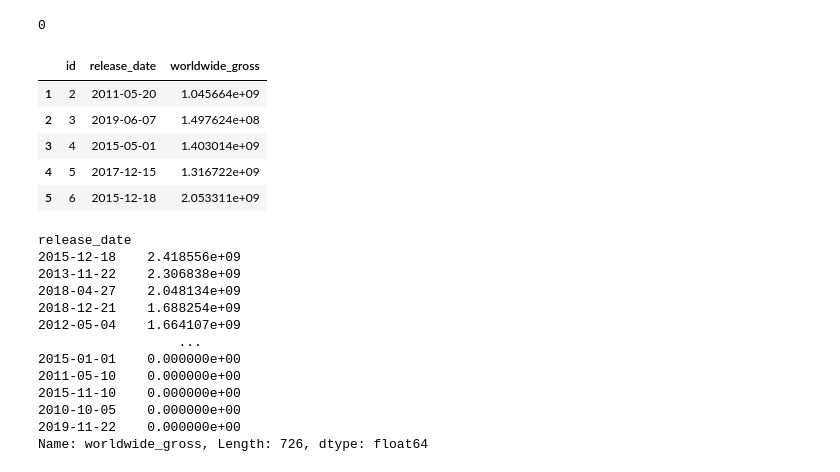
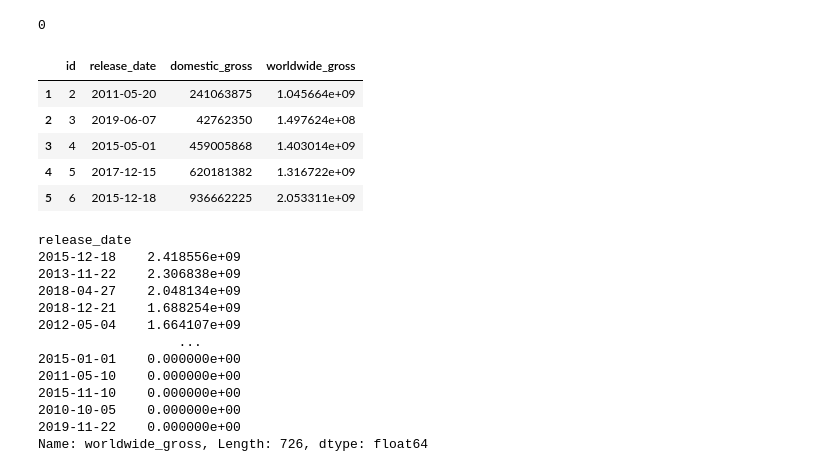
Before and after one commit to KImondorose/Film-Industry-Exploration, a Jupyter notebook: index.ipynb, the cells around one changed output. Saved outputs shown, nothing was run; the diff lists cells and outputs as text; code cells hidden in the pictures.

```diff
--- a/index.ipynb
+++ b/index.ipynb
@@ -903,20 +904,18 @@ print(len(mb_duplicates))
 # %%
 # Our columns of interest are release date (month)
 # We can isolate these by dropping the columns we don't need for better readability
 # Dropping the production budget column
 movie_releases = budget_and_earnings.drop('production_budget', axis = 1)
 # Dropping the movie title column
 movie_releases = movie_releases.drop('movie', axis = 1)
-# Dropping the domestic gross column
-movie_releases = movie_releases.drop('domestic_gross', axis = 1)
 # Dropping the film roi column
 movie_releases = movie_releases.drop('film_roi', axis = 1)
 movie_releases.head()
 # %% [output]
-|  | id | release_date | worldwide_gross |
-| 1 | 2 | 2011-05-20 | 1.045664e+09 |
-| 2 | 3 | 2019-06-07 | 1.497624e+08 |
-| 3 | 4 | 2015-05-01 | 1.403014e+09 |
-| 4 | 5 | 2017-12-15 | 1.316722e+09 |
-| 5 | 6 | 2015-12-18 | 2.053311e+09 |
+|  | id | release_date | domestic_gross | worldwide_gross |
+| 1 | 2 | 2011-05-20 | 241063875 | 1.045664e+09 |
+| 2 | 3 | 2019-06-07 | 42762350 | 1.497624e+08 |
+| 3 | 4 | 2015-05-01 | 459005868 | 1.403014e+09 |
+| 4 | 5 | 2017-12-15 | 620181382 | 1.316722e+09 |
+| 5 | 6 | 2015-12-18 | 936662225 | 2.053311e+09 |
 # %%
```
Also changed, not shown: parts of 19 cells of this notebook.
